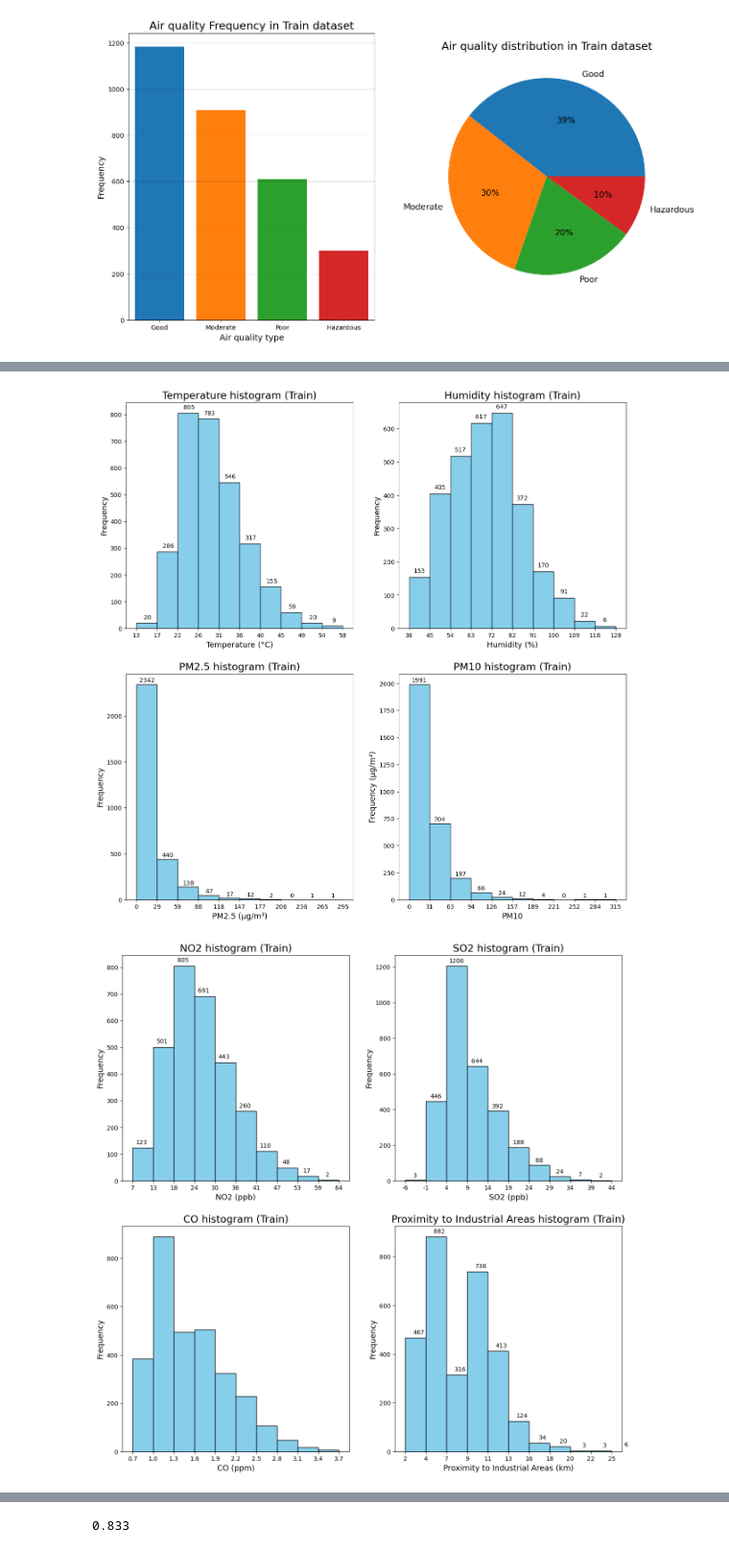
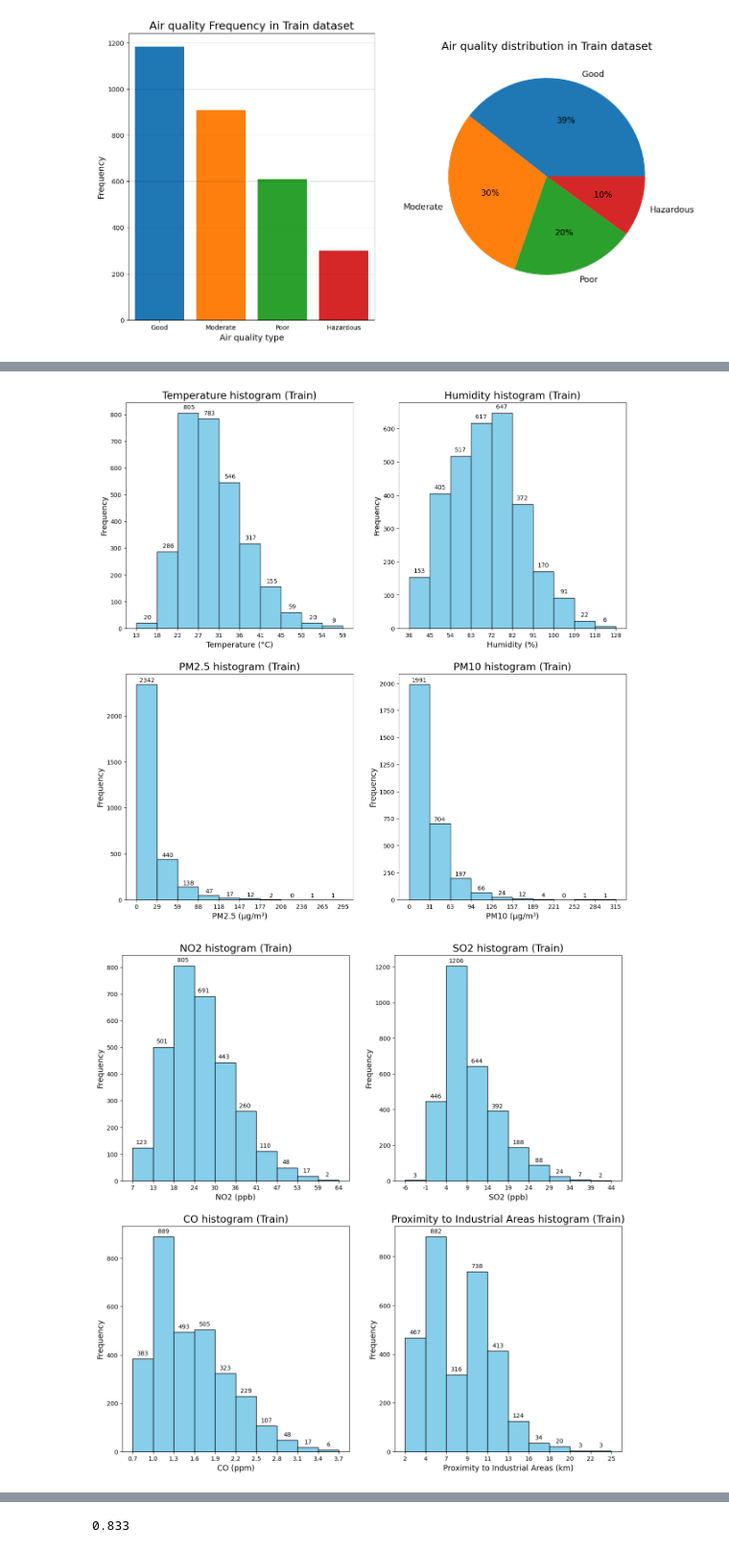
Before and after one commit to Ondralol/k-nearest-neighbours-article, a Jupyter notebook: main.ipynb, the cells around one changed output, grey strips where cells are left out. Shown at 96% size. Cells and saved outputs as stored; diff of their text form; code cells hidden in the pictures.

```diff
--- a/main.ipynb
+++ b/main.ipynb
@@ -204,8 +204,8 @@ ax = axes[0,0]
 # Plot the histogram
 counts, bins, patches = ax.hist(df_original["Temperature"], edgecolor="black", color="skyblue")
 
-ax.set_xticks(bins)  # Use bins directly for edge ticks
-ax.set_xticklabels([int(x) for x in bins])
+ax.set_xticks(bins)
+ax.set_xticklabels([round(x) for x in bins])
 
 # Set titles and labels
 ax.set_title("Temperature histogram (Train)", fontsize = 17)
@@ -220,7 +220,7 @@ ax = axes[0,1]
 # Plot the histogram
 counts, bins, patches = ax.hist(df_original["Humidity"], edgecolor="black", color="skyblue")
 
-ax.set_xticks(bins)  # Use bins directly for edge ticks
+ax.set_xticks(bins)
 ax.set_xticklabels([int(x) for x in bins])
 
 # Set titles and labels
@@ -237,7 +237,7 @@ ax = axes[1,0]
 # Plot the histogram
 counts, bins, patches = ax.hist(df_original["PM2.5"], edgecolor="black", color="skyblue")
 
-ax.set_xticks(bins)  # Use bins directly for edge ticks
+ax.set_xticks(bins)
 ax.set_xticklabels([int(x) for x in bins])
 
 # Set titles and labels
@@ -253,18 +253,18 @@ ax = axes[1,1]
 # Plot the histogram
 counts, bins, patches = ax.hist(df_original["PM10"], edgecolor="black", color="skyblue")
 
-ax.set_xticks(bins)  # Use bins directly for edge ticks
+ax.set_xticks(bins)
 ax.set_xticklabels([int(x) for x in bins])
 
 # Set titles and labels
 ax.set_title("PM10 histogram (Train)", fontsize = 17)
-ax.set_xlabel("PM10", fontsize = 13)
-ax.set_ylabel("Frequency (µg/m³)", fontsize = 13)
+ax.set_xlabel("PM10 (µg/m³)", fontsize = 13)
+ax.set_ylabel("Frequency", fontsize = 13)
 
 for i, count in enumerate(counts):
     ax.text(bins[i]+15.5, count + 10, int(count), ha="center", va="bottom")
 # %% [output]
-[figure, old version]
+[figure, new version]
 # %%
 fig, axes = plt.subplots(2, 2, figsize=(15, 15))
 
@@ -273,7 +273,7 @@ ax = axes[0,0]
 # Plot the histogram
 counts, bins, patches = ax.hist(df_original["NO2"], edgecolor="black", color="skyblue")
 
-ax.set_xticks(bins)  # Use bins directly for edge ticks
+ax.set_xticks(bins)
 ax.set_xticklabels([int(x) for x in bins])
 
 # Set titles and labels
@@ -289,7 +289,7 @@ ax = axes[0,1]
 # Plot the histogram
 counts, bins, patches = ax.hist(df_original["SO2"], edgecolor="black", color="skyblue")
 
-ax.set_xticks(bins)  # Use bins directly for edge ticks
+ax.set_xticks(bins)
 ax.set_xticklabels([int(x) for x in bins])
 
 # Set titles and labels
@@ -302,38 +302,41 @@ for i, count in enumerate(counts):
 
 
 ax = axes[1,0]
 
 # Plot the histogram
 counts, bins, patches = ax.hist(df_original["CO"], edgecolor="black", color="skyblue")
 
-ax.set_xticks(bins)  # Use bins directly for edge ticks
+ax.set_xticks(bins)
 ax.set_xticklabels([f'{x:.1f}' for x in bins])
 
 # Set titles and labels
 ax.set_title("CO histogram (Train)", fontsize = 17)
 ax.set_xlabel("CO (ppm)", fontsize = 13)
 ax.set_ylabel("Frequency", fontsize = 13)
 
 for i, count in enumerate(counts):
-    ax.text(bins[i]+4.5, count + 10, int(count), ha="center", va="bottom")
+    ax.text(bins[i] + 0.15, count + 10, int(count), ha="center", va="bottom")
 
 ax = axes[1,1]
 
 # Plot the histogram
 counts, bins, patches = ax.hist(df_original["Proximity_to_Industrial_Areas"], edgecolor="black", color="skyblue")
 
-ax.set_xticks(bins)  # Use bins directly for edge ticks
+ax.set_xticks(bins)
 ax.set_xticklabels([int(x) for x in bins])
+
+
 
 # Set titles and labels
 ax.set_title("Proximity to Industrial Areas histogram (Train)", fontsize = 17)
 ax.set_xlabel("Proximity to Industrial Areas (km)", fontsize = 13)
 ax.set_ylabel("Frequency", fontsize = 13)
 
 for i, count in enumerate(counts):
-    ax.text(bins[i]+1.5, count + 10, int(count), ha="center", va="bottom")
+    ax.text(bins[i] + (bins[i+1] - bins[i])/2, count + 10, int(count),
+            ha="center", va="bottom")
 # %% [output]
-[figure, old version]
+[figure, new version]
 # %%
 fig, axes = plt.subplots(2, 2, figsize=(13, 13))
 
```
Also changed, not shown: parts of 25 cells of this notebook.
